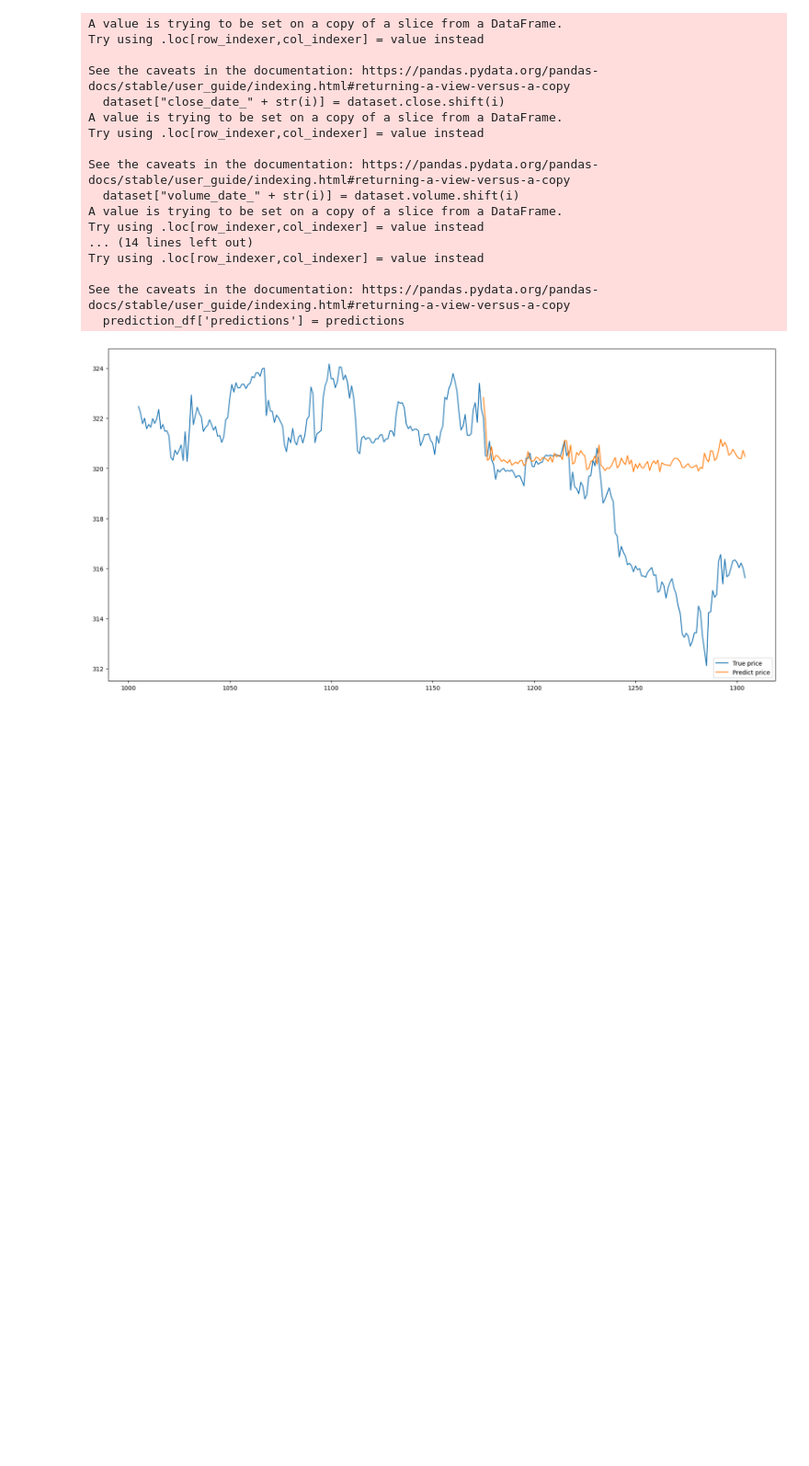
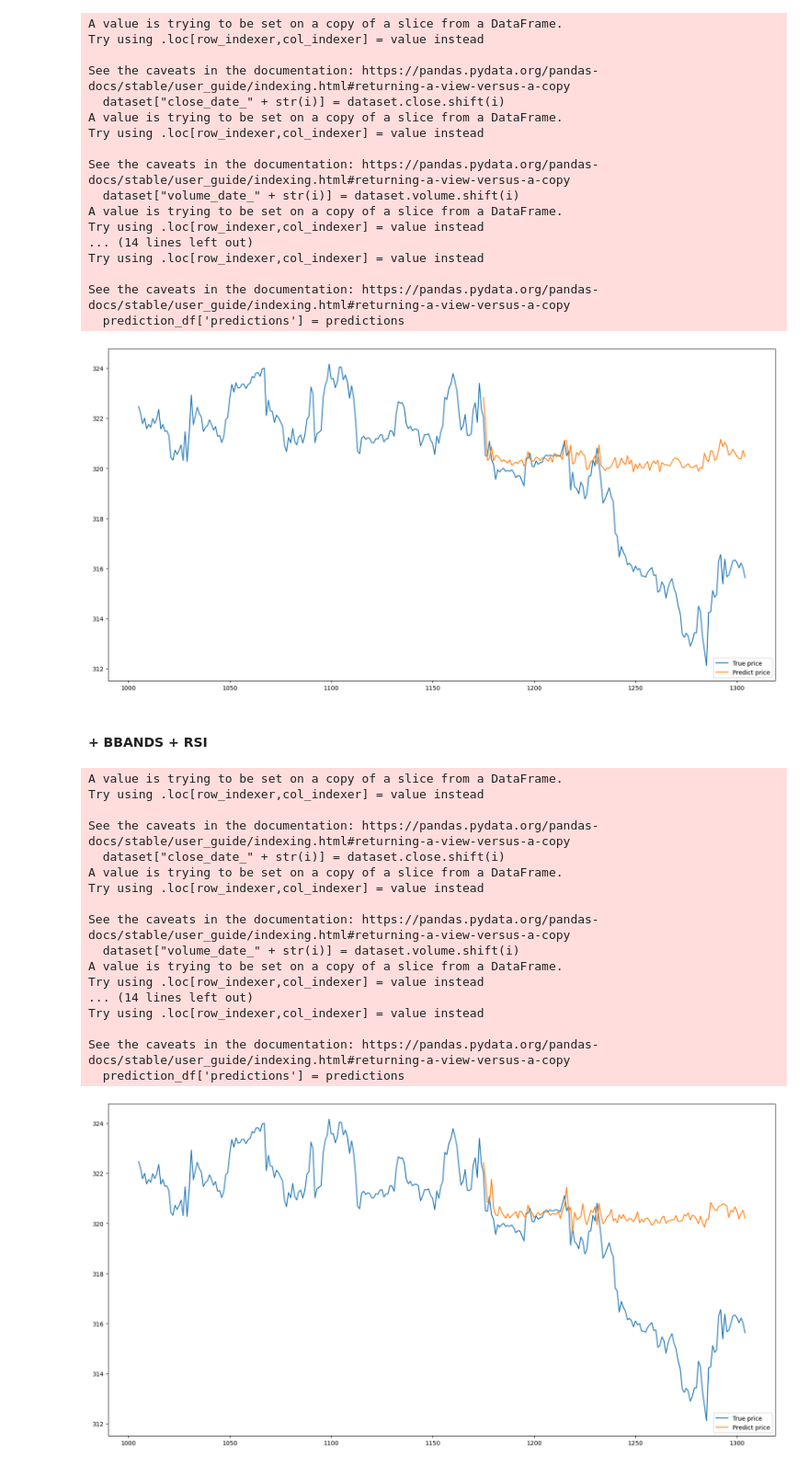
Before and after one commit to leminhduc106/Stock_Price_Prediction, a Jupyter notebook: stock_price_prediction.ipynb, the cells around one changed output. Shown at 92% size. Cells and saved outputs as stored; diff of their text form; code cells hidden in the pictures; blank space fills up the shorter version.

Commit message:
feat: add Bbands + rsi

```diff
--- a/stock_price_prediction.ipynb
+++ b/stock_price_prediction.ipynb
@@ -1935,3 +1935,69 @@ Try using .loc[row_indexer,col_indexer] = value instead
 See the caveats in the documentation: https://pandas.pydata.org/pandas-docs/stable/user_guide/indexing.html#returning-a-view-versus-a-copy
   prediction_df['predictions'] = predictions
 [figure]
+# %% [markdown]
+#### + BBANDS + RSI
+# %%
+original_df = pd.read_csv("./DATA/MSFT.csv")
+dataset = original_df
+dataset = dataset[['close', 'volume', 'Real Lower Band', 'Real Middle Band', 'Real Upper Band', 'RSI']]
+
+for i in range (1, 3):
+    dataset["close_date_" + str(i)] = dataset.close.shift(i)
+    dataset["volume_date_" + str(i)] = dataset.volume.shift(i)
+    dataset["RLB_date_" + str(i)] = dataset['Real Lower Band'].shift(i)
+    dataset["RMB_date_" + str(i)] = dataset['Real Middle Band'].shift(i)
+    dataset["RUB_date_" + str(i)] = dataset['Real Upper Band'].shift(i)
+    dataset["RSI_date_" + str(i)] = dataset.RSI.shift(i)
+
+dataset.dropna(inplace=True)
+
+X = dataset.drop(['close', 'volume', 'Real Lower Band', 'Real Middle Band', 'Real Upper Band', 'RSI'], axis=1)
+y = pd.DataFrame(dataset['close'])
+
+X_train, y_train = X[:math.ceil(len(X)*0.9)], y[:math.ceil(len(X)*0.9)]
+X_test, y_test = X[math.ceil(len(X)*0.9):], y[math.ceil(len(X)*0.9):]
+
+xgb = xgboost.XGBRegressor(n_estimators=100,
+                           max_depth=8,
+                           learning_rate=0.1,
+                           min_child_weight=5,
+                           subsample=0.1,
+                           colsample_bytree=1,
+                           colsample_bylevel=1,
+                           gamma=0.3,
+                           objective='reg:squarederror')
+model = xgb.fit(X_train, y_train)
+pickle.dump(model, open("./MODEL/XGBOOST_BBANDS_RSI.dat", "wb"))
+
+model_xgboost = pickle.load(open("./MODEL/XGBOOST_BBANDS_RSI.dat", "rb"))
+
+predictions = model_xgboost.predict(X_test)
+
+prediction_df = dataset.iloc[-len(predictions):]
+prediction_df['predictions'] = predictions
+
+plt.figure(figsize = (20, 10))
+plt.plot(original_df['close'][-300:])
+plt.plot(prediction_df['predictions'])
+plt.legend(['True price', 'Predict price'], loc = 'lower right')
+plt.show()
+# %% [output]
+A value is trying to be set on a copy of a slice from a DataFrame.
+Try using .loc[row_indexer,col_indexer] = value instead
+
+See the caveats in the documentation: https://pandas.pydata.org/pandas-docs/stable/user_guide/indexing.html#returning-a-view-versus-a-copy
+  dataset["close_date_" + str(i)] = dataset.close.shift(i)
+A value is trying to be set on a copy of a slice from a DataFrame.
+Try using .loc[row_indexer,col_indexer] = value instead
+
+See the caveats in the documentation: https://pandas.pydata.org/pandas-docs/stable/user_guide/indexing.html#returning-a-view-versus-a-copy
+  dataset["volume_date_" + str(i)] = dataset.volume.shift(i)
+A value is trying to be set on a copy of a slice from a DataFrame.
+Try using .loc[row_indexer,col_indexer] = value instead
+... (14 lines left out)
+Try using .loc[row_indexer,col_indexer] = value instead
+
+See the caveats in the documentation: https://pandas.pydata.org/pandas-docs/stable/user_guide/indexing.html#returning-a-view-versus-a-copy
+  prediction_df['predictions'] = predictions
+[figure, added]
```
Also changed, not shown: 1 other file.
